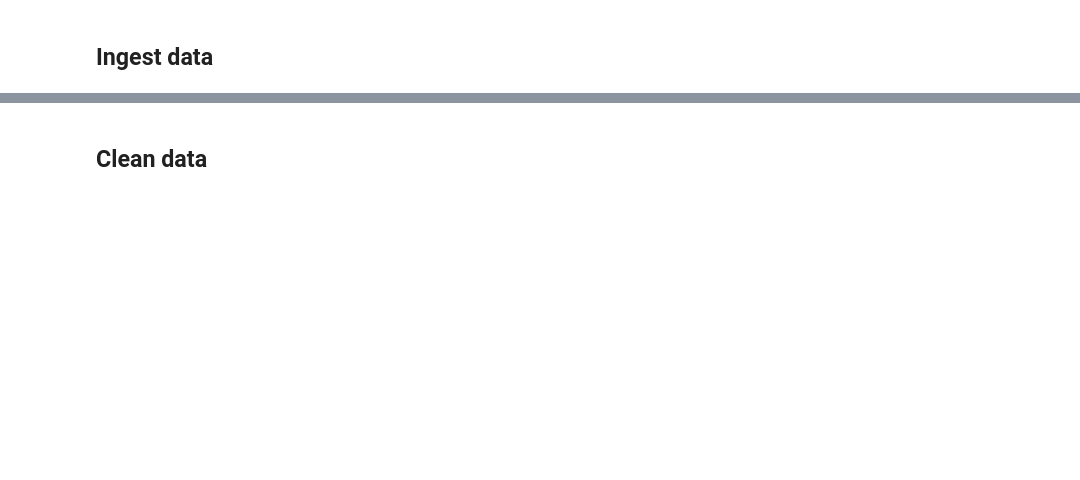
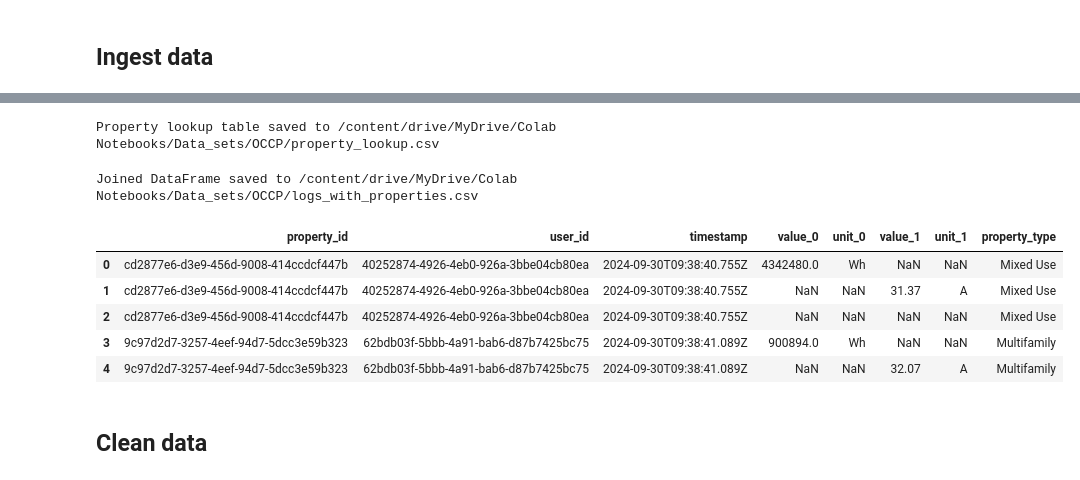
Before and after one commit to davidelgas/DataSciencePortfolio, a Jupyter notebook: OCCP/OCCP.ipynb, the cells around one changed output, grey strips where cells are left out. Saved outputs shown, nothing was run; the diff lists cells and outputs as text; code cells hidden in the pictures; blank space fills up the shorter version.

```diff
--- a/OCCP/OCCP.ipynb
+++ b/OCCP/OCCP.ipynb
@@ -212,2 +225,79 @@ for table in tables:
+# %%
+import pandas as pd
+import os
+
+# File paths
+properties_file = '/content/drive/MyDrive/Colab Notebooks/Data_sets/OCCP/properties.csv'
+property_types_file = '/content/drive/MyDrive/Colab Notebooks/Data_sets/OCCP/property_types.csv'
+output_file = '/content/drive/MyDrive/Colab Notebooks/Data_sets/OCCP/property_lookup.csv'
+
+# Load and verify files
+if not os.path.exists(properties_file):
+    raise FileNotFoundError(f"File not found: {properties_file}")
+if not os.path.exists(property_types_file):
+    raise FileNotFoundError(f"File not found: {property_types_file}")
+
+properties = pd.read_csv(properties_file)
+property_types = pd.read_csv(property_types_file)
+
+# Normalize column names
+properties.columns = properties.columns.str.strip().str.lower()
+property_types.columns = property_types.columns.str.strip().str.lower()
+
+# Perform the join with suffixes
+property_lookup = properties.merge(
+    property_types,
+    how='inner',
+    left_on='property_type',
+    right_on='id',
+    suffixes=('_property', '_type')
+)
+
+# Select the desired columns using the correct suffixes and rename 'name_type'
+property_lookup = property_lookup[['id_property', 'name_type']].rename(columns={'name_type': 'property_type'})
+
+
+# Rename the 'id_property' column
+property_lookup = property_lookup.rename(columns={'id_property': 'property_id'})
+
+# Save the resulting DataFrame to CSV
+property_lookup.to_csv(output_file, index=False)
+print(f"Property lookup table saved to {output_file}")
+# %% [output]
+Property lookup table saved to /content/drive/MyDrive/Colab Notebooks/Data_sets/OCCP/property_lookup.csv
+# %%
+# Add property_type to log data
+
+import pandas as pd
+import os
+
+df_prop = pd.read_csv('/content/drive/MyDrive/Colab Notebooks/Data_sets/OCCP/property_lookup.csv')
+df_logs = pd.read_csv('/content/drive/MyDrive/Colab Notebooks/Data_sets/OCCP/logs_raw_expanded.csv')
+
+
+# Perform the join
+df_lookup = df_logs.merge(
+    df_prop,
+    how='left',            # Perform an inner join (only matching rows)
+    on='property_id'        # Join on the common column 'property_id'
+)
+
+# Save the result to a CSV file (optional)
+output_file = '/content/drive/MyDrive/Colab Notebooks/Data_sets/OCCP/logs_with_properties.csv'
+df_lookup.to_csv(output_file, index=False)
+
+print(f"Joined DataFrame saved to {output_file}")
+# %% [output]
+Joined DataFrame saved to /content/drive/MyDrive/Colab Notebooks/Data_sets/OCCP/logs_with_properties.csv
+# %%
+df = pd.read_csv('/content/drive/MyDrive/Colab Notebooks/Data_sets/OCCP/logs_with_properties.csv')
+df.head()
+# %% [output]
+|  | property_id | user_id | timestamp | value_0 | unit_0 | value_1 | unit_1 | property_type |
+| 0 | cd2877e6-d3e9-456d-9008-414ccdcf447b | 40252874-4926-4eb0-926a-3bbe04cb80ea | 2024-09-30T09:38:40.755Z | 4342480.0 | Wh | NaN | NaN | Mixed Use |
+| 1 | cd2877e6-d3e9-456d-9008-414ccdcf447b | 40252874-4926-4eb0-926a-3bbe04cb80ea | 2024-09-30T09:38:40.755Z | NaN | NaN | 31.37 | A | Mixed Use |
+| 2 | cd2877e6-d3e9-456d-9008-414ccdcf447b | 40252874-4926-4eb0-926a-3bbe04cb80ea | 2024-09-30T09:38:40.755Z | NaN | NaN | NaN | NaN | Mixed Use |
+| 3 | 9c97d2d7-3257-4eef-94d7-5dcc3e59b323 | 62bdb03f-5bbb-4a91-bab6-d87b7425bc75 | 2024-09-30T09:38:41.089Z | 900894.0 | Wh | NaN | NaN | Multifamily |
+| 4 | 9c97d2d7-3257-4eef-94d7-5dcc3e59b323 | 62bdb03f-5bbb-4a91-bab6-d87b7425bc75 | 2024-09-30T09:38:41.089Z | NaN | NaN | 32.07 | A | Multifamily |
 # %% [markdown]
 ## Clean data
```
Also changed, not shown: parts of 35 cells of this notebook.
